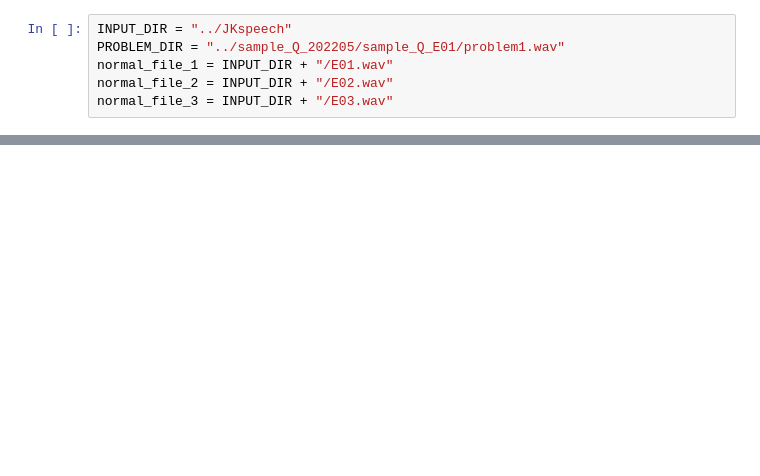
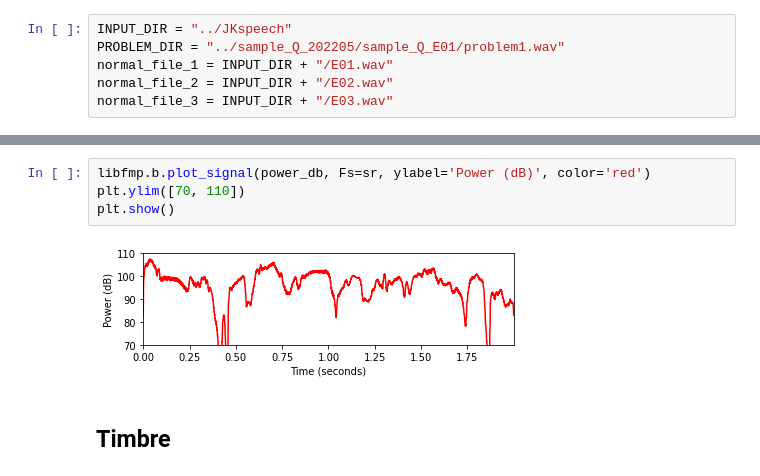
Before and after one commit to 2ThuyThuy/Algorithm-Machine-Learning, a Jupyter notebook: porocon/Code/approach Harmonic_Percussive Separation Using Median Filtering.ipynb, the cells around one changed output, grey strips where cells are left out. Saved outputs shown, nothing was run; the diff lists cells and outputs as text; blank space fills up the shorter version.

```diff
--- a/porocon/Code/approach Harmonic_Percussive Separation Using Median Filtering.ipynb
+++ b/porocon/Code/approach Harmonic_Percussive Separation Using Median Filtering.ipynb
@@ -59,0 +73,8 @@ Y = compute_plot_spectrogram(sample, title = 'problem', log=1)
+# %%
+libfmp.b.plot_signal(power_db, Fs=sr, ylabel='Power (dB)', color='red')
+plt.ylim([70, 110])
+plt.show()
+# %% [output]
+[figure, added]
+# %% [markdown]
+## Timbre
```
Also changed, not shown: parts of 14 cells of this notebook, 2 other files.
